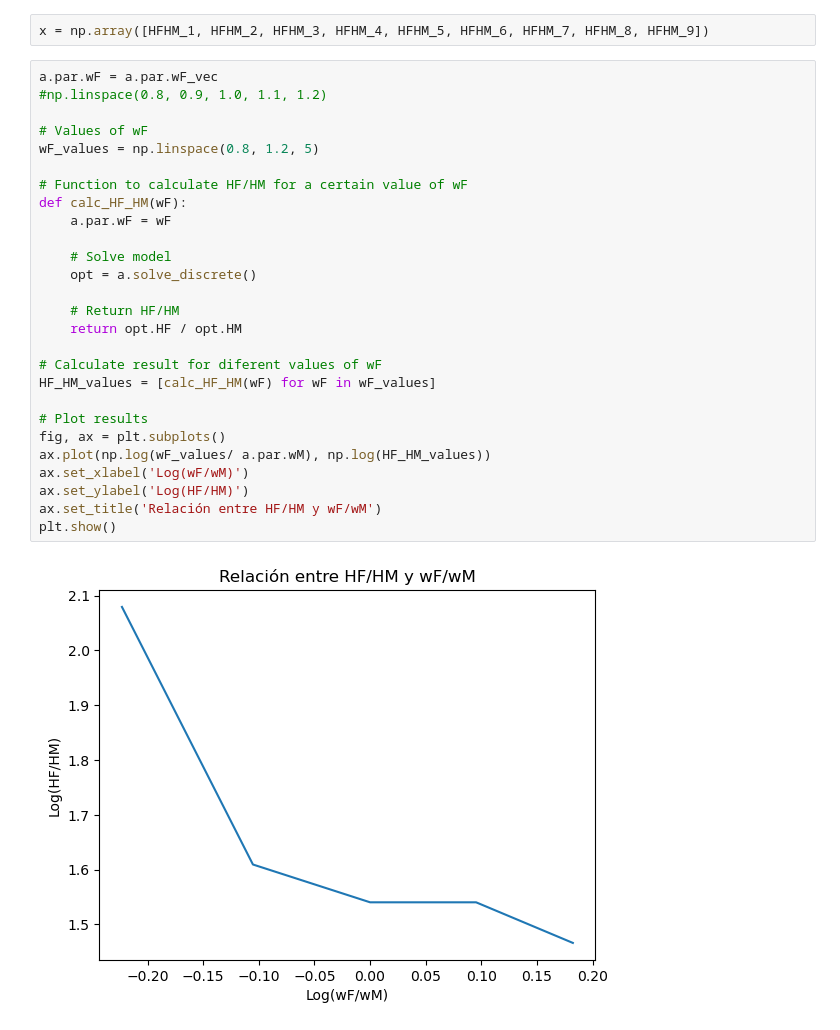
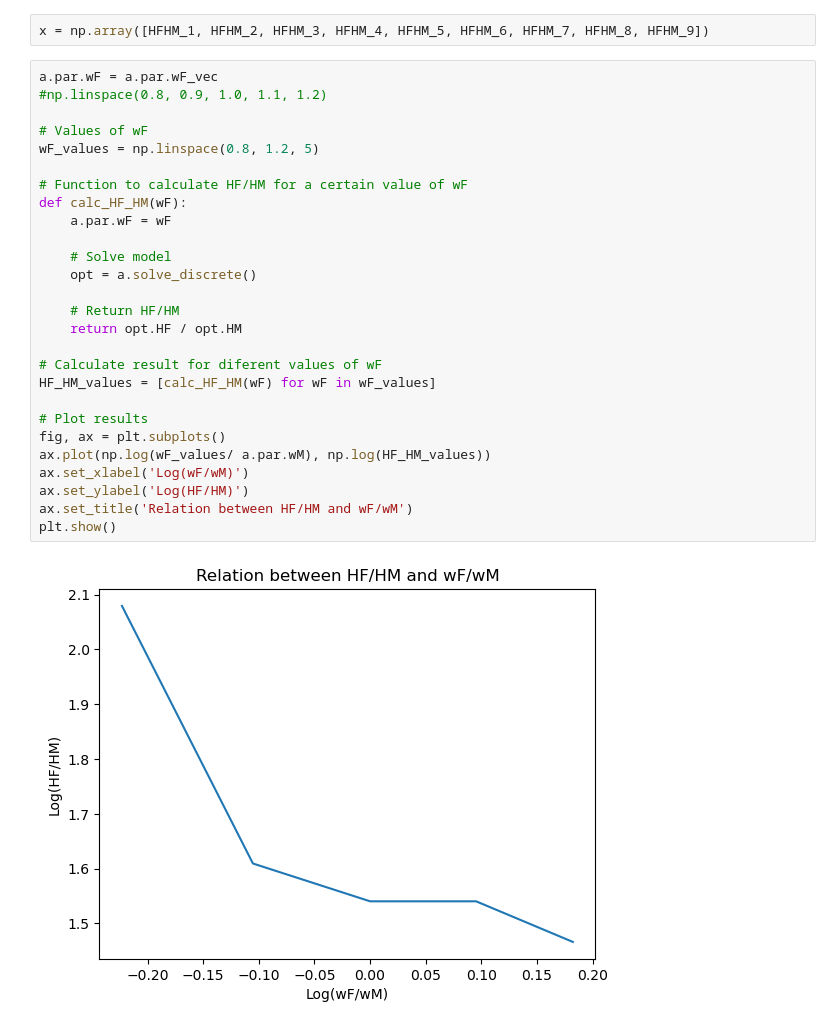
Before and after one commit to biguntitled/Intro_Num, a Jupyter notebook: Laura.ipynb, the cells around one changed output. Drawn from its saved outputs; the diff is of its cells as text.

```diff
--- a/Laura.ipynb
+++ b/Laura.ipynb
@@ -165,29 +165,29 @@ x = np.array([HFHM_1, HFHM_2, HFHM_3, HFHM_4, HFHM_5, HFHM_6, HFHM_7, HFHM_8, HF
 # %%
 a.par.wF = a.par.wF_vec
 #np.linspace(0.8, 0.9, 1.0, 1.1, 1.2)
 
 # Values of wF
 wF_values = np.linspace(0.8, 1.2, 5)
 
 # Function to calculate HF/HM for a certain value of wF
 def calc_HF_HM(wF):
     a.par.wF = wF
 
     # Solve model
     opt = a.solve_discrete()
 
     # Return HF/HM
     return opt.HF / opt.HM
 
 # Calculate result for diferent values of wF
 HF_HM_values = [calc_HF_HM(wF) for wF in wF_values]
 
 # Plot results
 fig, ax = plt.subplots()
 ax.plot(np.log(wF_values/ a.par.wM), np.log(HF_HM_values))
 ax.set_xlabel('Log(wF/wM)')
 ax.set_ylabel('Log(HF/HM)')
-ax.set_title('Relación entre HF/HM y wF/wM')
+ax.set_title('Relation between HF/HM and wF/wM')
 plt.show()
 # %% [output]
-[figure, old version]
+[figure, new version]
```
